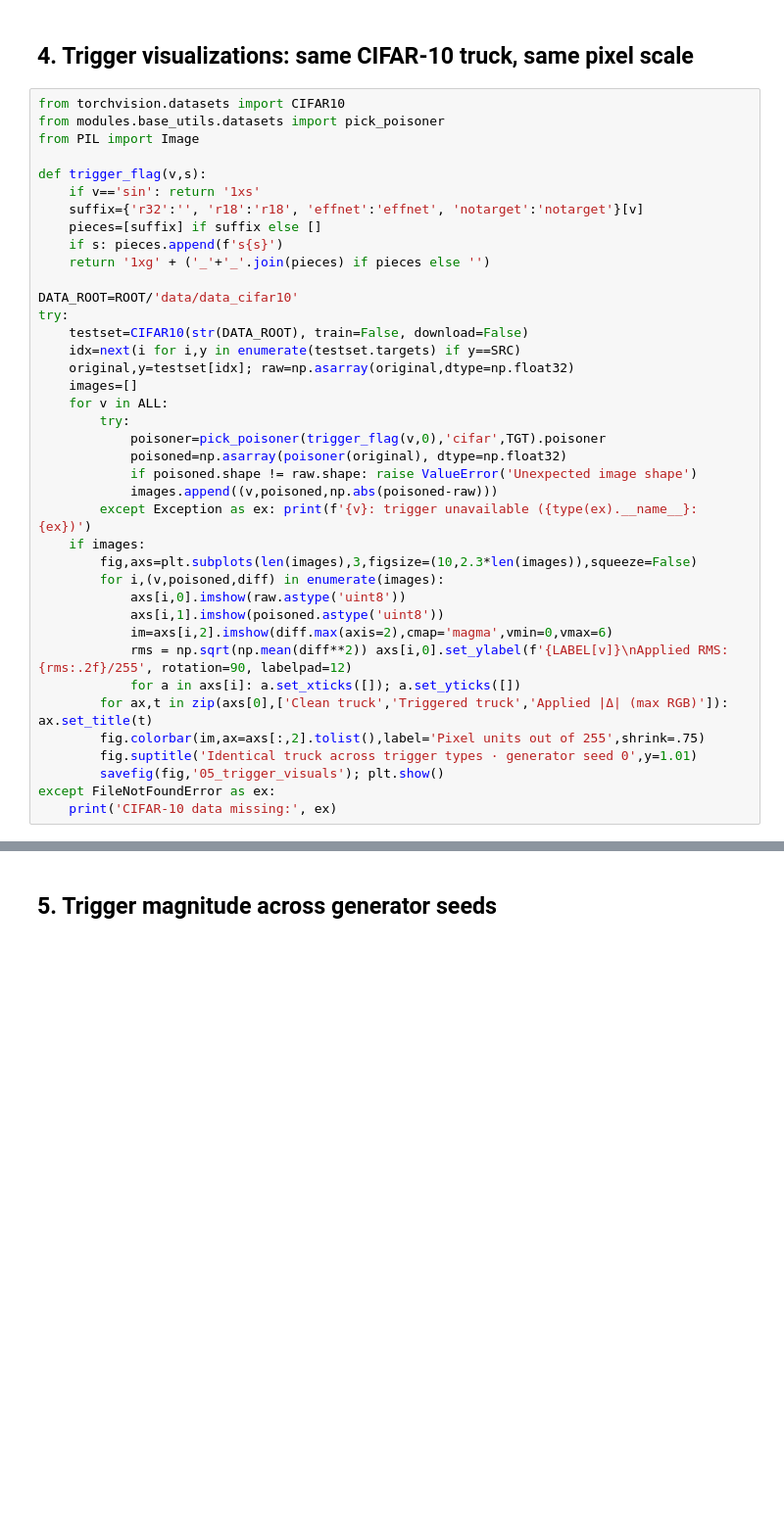
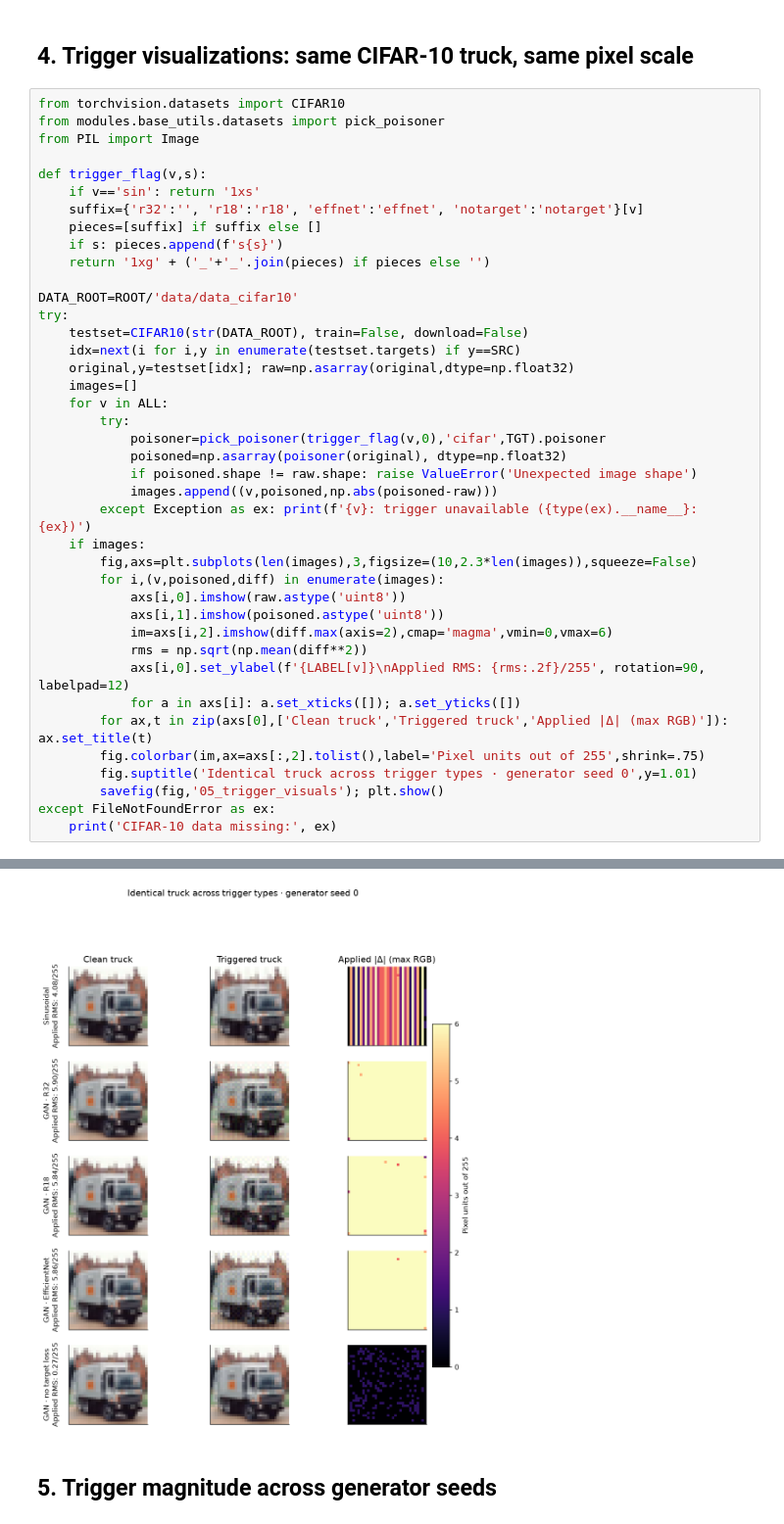
Before and after one commit to nadinehc/FLIP, a Jupyter notebook: compare_triggers.ipynb, the cells around one changed output, grey strips where cells are left out. Shown at 98% size. Cells and saved outputs as stored; diff of their text form; blank space fills up the shorter version.

Commit message:
Fix trigger visualization and update FLIP analysis figures

```diff
--- a/compare_triggers.ipynb
+++ b/compare_triggers.ipynb
@@ -312,7 +312,8 @@ try:
             axs[i,0].imshow(raw.astype('uint8'))
             axs[i,1].imshow(poisoned.astype('uint8'))
             im=axs[i,2].imshow(diff.max(axis=2),cmap='magma',vmin=0,vmax=6)
-            rms = np.sqrt(np.mean(diff**2)) axs[i,0].set_ylabel(f'{LABEL[v]}\nApplied RMS: {rms:.2f}/255', rotation=90, labelpad=12)
+            rms = np.sqrt(np.mean(diff**2))
+            axs[i,0].set_ylabel(f'{LABEL[v]}\nApplied RMS: {rms:.2f}/255', rotation=90, labelpad=12)
             for a in axs[i]: a.set_xticks([]); a.set_yticks([])
         for ax,t in zip(axs[0],['Clean truck','Triggered truck','Applied |Δ| (max RGB)']): ax.set_title(t)
         fig.colorbar(im,ax=axs[:,2].tolist(),label='Pixel units out of 255',shrink=.75)
@@ -325,3 +325,4 @@ SyntaxError: invalid syntax (1588828485.py, line 31)
+[figure, added]
 # %% [markdown]
 ## 5. Trigger magnitude across generator seeds
 # %%
```
Also changed, not shown: parts of 1 cell of this notebook.
